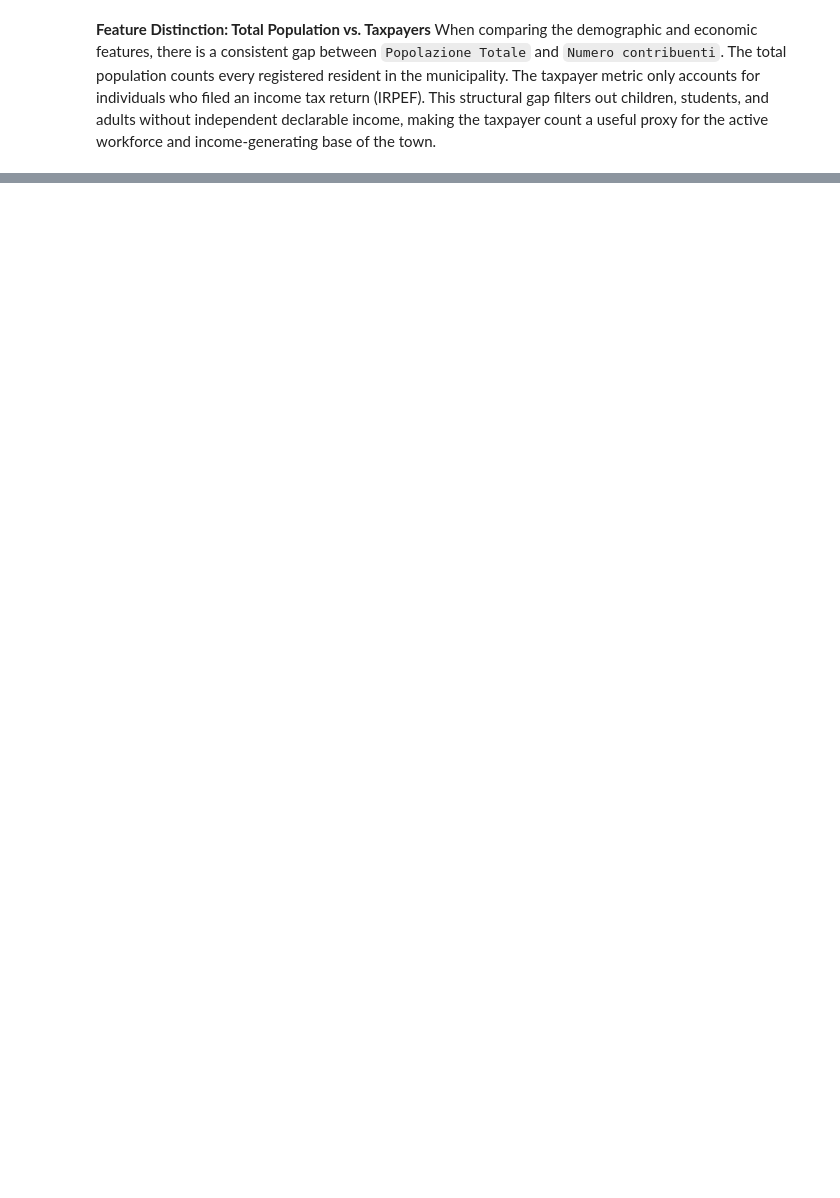
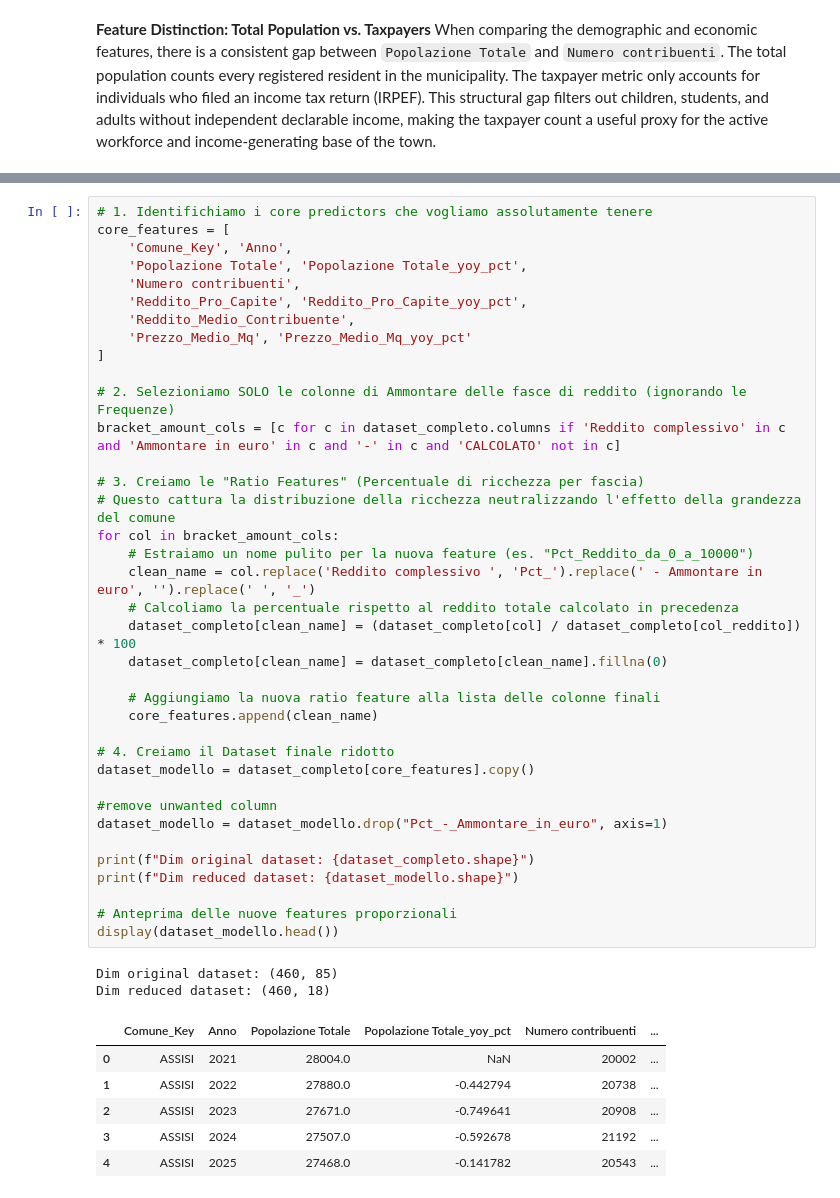
Before and after one commit to leobagnoli/umbria-housing-prices, a Jupyter notebook: notebooks/01_data_exploration_multiyear.ipynb, the cells around one changed output, grey strips where cells are left out. Saved outputs shown, nothing was run; the diff lists cells and outputs as text; blank space fills up the shorter version.

Commit message:
RandomForest model  and data anlysis

```diff
--- a/notebooks/01_data_exploration_multiyear.ipynb
+++ b/notebooks/01_data_exploration_multiyear.ipynb
@@ -416,0 +501,46 @@ ValueError: Must have equal len keys and value when setting with an ndarray
+# %%
+# 1. Identifichiamo i core predictors che vogliamo assolutamente tenere
+core_features = [
+    'Comune_Key', 'Anno',
+    'Popolazione Totale', 'Popolazione Totale_yoy_pct',
+    'Numero contribuenti',
+    'Reddito_Pro_Capite', 'Reddito_Pro_Capite_yoy_pct',
+    'Reddito_Medio_Contribuente',
+    'Prezzo_Medio_Mq', 'Prezzo_Medio_Mq_yoy_pct'
+]
+
+# 2. Selezioniamo SOLO le colonne di Ammontare delle fasce di reddito (ignorando le Frequenze)
+bracket_amount_cols = [c for c in dataset_completo.columns if 'Reddito complessivo' in c and 'Ammontare in euro' in c and '-' in c and 'CALCOLATO' not in c]
+
+# 3. Creiamo le "Ratio Features" (Percentuale di ricchezza per fascia)
+# Questo cattura la distribuzione della ricchezza neutralizzando l'effetto della grandezza del comune
+for col in bracket_amount_cols:
+    # Estraiamo un nome pulito per la nuova feature (es. "Pct_Reddito_da_0_a_10000")
+    clean_name = col.replace('Reddito complessivo ', 'Pct_').replace(' - Ammontare in euro', '').replace(' ', '_')
+    # Calcoliamo la percentuale rispetto al reddito totale calcolato in precedenza
+    dataset_completo[clean_name] = (dataset_completo[col] / dataset_completo[col_reddito]) * 100
+    dataset_completo[clean_name] = dataset_completo[clean_name].fillna(0)
+
+    # Aggiungiamo la nuova ratio feature alla lista delle colonne finali
+    core_features.append(clean_name)
+
+# 4. Creiamo il Dataset finale ridotto
+dataset_modello = dataset_completo[core_features].copy()
+
+#remove unwanted column
+dataset_modello = dataset_modello.drop("Pct_-_Ammontare_in_euro", axis=1)
+
+print(f"Dim original dataset: {dataset_completo.shape}")
+print(f"Dim reduced dataset: {dataset_modello.shape}")
+
+# Anteprima delle nuove features proporzionali
+display(dataset_modello.head())
+# %% [output]
+Dim original dataset: (460, 85)
+Dim reduced dataset: (460, 18)
+|  | Comune_Key | Anno | Popolazione Totale | Popolazione Totale_yoy_pct | Numero contribuenti | ... |
+| 0 | ASSISI | 2021 | 28004.0 | NaN | 20002 | ... |
+| 1 | ASSISI | 2022 | 27880.0 | -0.442794 | 20738 | ... |
+| 2 | ASSISI | 2023 | 27671.0 | -0.749641 | 20908 | ... |
+| 3 | ASSISI | 2024 | 27507.0 | -0.592678 | 21192 | ... |
+| 4 | ASSISI | 2025 | 27468.0 | -0.141782 | 20543 | ... |
```
Also changed, not shown: parts of 5 cells of this notebook, 5 other files.
